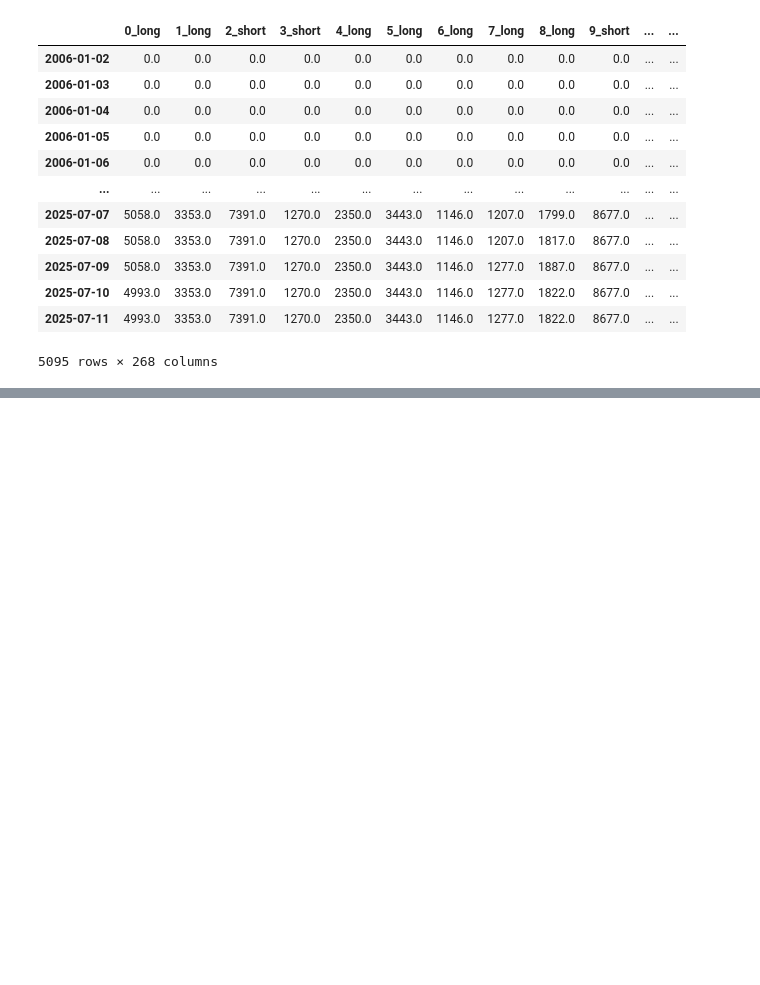
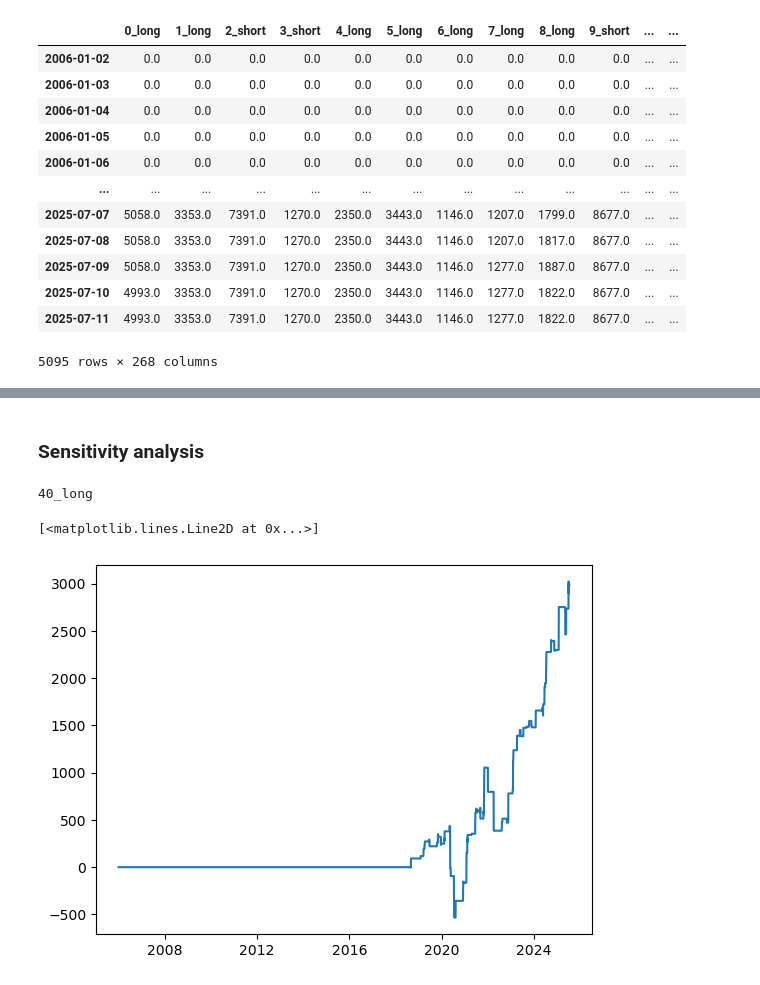
Before and after one commit to maoqing-wang/sauma-group, a Jupyter notebook: task6.ipynb, the cells around one changed output, grey strips where cells are left out. Saved outputs shown, nothing was run; the diff lists cells and outputs as text; code cells hidden in the pictures; blank space fills up the shorter version.

```diff
--- a/task6.ipynb
+++ b/task6.ipynb
@@ -61,0 +322,12 @@ short_metrics = calc_metrics(short)
+# %% [markdown]
+### Sensitivity analysis
+# %%
+# randomly select 1 trader from long
+rng = np.random.default_rng()
+col = rng.choice(long.columns.difference(['naive_ave_daily', 'price']))
+print(col)
+plt.plot(long.index, long[col])
+# %% [output]
+40_long
+[<matplotlib.lines.Line2D at 0x...>]
+[figure, added]
```
Also changed, not shown: parts of 23 cells of this notebook, 1 other file.
